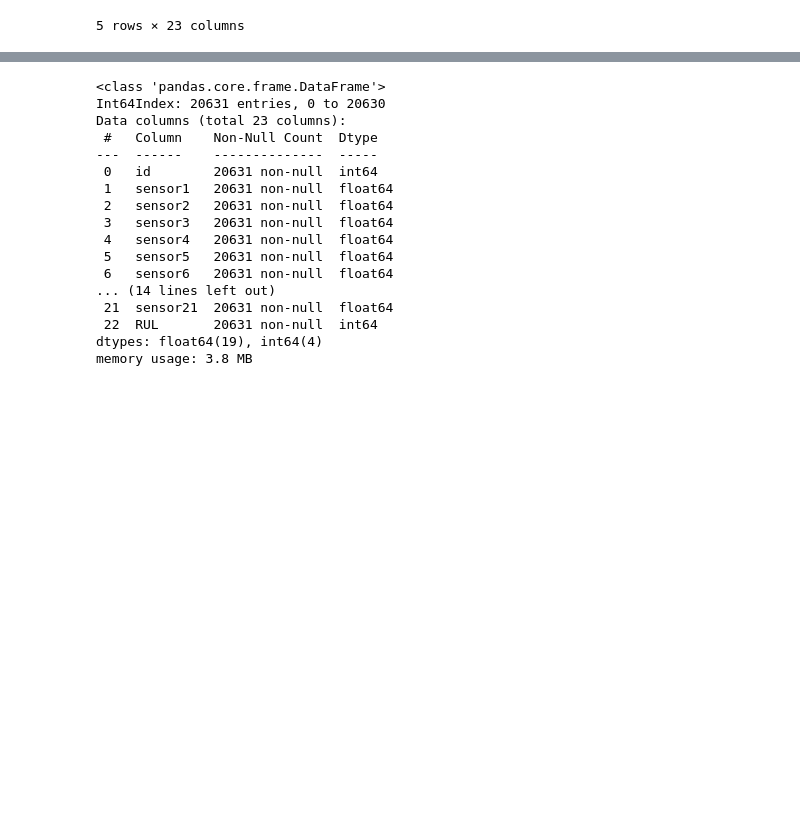
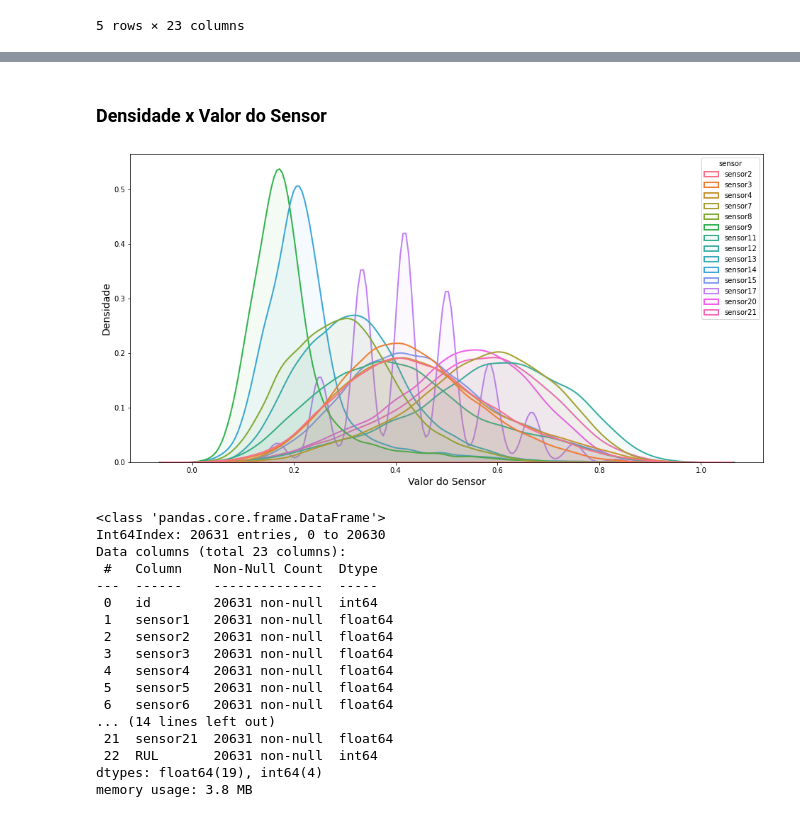
Before and after one commit to lucas-fpaiva/estatistica_pes, a Jupyter notebook: exploratory-m1.ipynb, the cells around one changed output, grey strips where cells are left out. Saved outputs shown, nothing was run; the diff lists cells and outputs as text; code cells hidden in the pictures; blank space fills up the shorter version.

```diff
--- a/exploratory-m1.ipynb
+++ b/exploratory-m1.ipynb
@@ -65,3 +67,36 @@ def corr_clean (data):
             data = data.drop([col], axis=1)
     data = data.corr()
     return data
+# %%
+def norm_func(x):
+    min_max_scaler = preprocessing.MinMaxScaler()
+    x_scaled = min_max_scaler.fit_transform(x)
+    return x_scaled
+
+def new_data_func(train_data,norm=False):
+    columns = train_data.columns
+    new_data = train_data[["id",'RUL']]
+    new_data.loc[:,'sensor']=[columns[1]]*train_data.shape[0]
+#     print(train_data[columns[5]].values)
+    if norm == True:
+        new_data.loc[:, 'sensor_value'] = norm_func(train_data[columns[1]].values.reshape(-1, 1))
+
+    else:
+        new_data.loc[:,'sensor_value']= train_data[columns[1]]
+
+#     print(np.min(new_data['sensor_value']),np.max(new_data['sensor_value']))
+
+
+
+    for column in columns[1:-1]:
+        temp_data = train_data[["id",'RUL']]
+        temp_data.loc[:,'sensor']=[column]*train_data.shape[0];
+        if norm == True:
+            temp_data.loc[:, 'sensor_value']=norm_func(train_data[column].values.reshape(-1, 1));
+        else:
+            temp_data.loc[:,'sensor_value']=train_data[column];
+
+#         print(np.min(temp_data['sensor_value']),np.max(temp_data['sensor_value']))
+        new_data = pd.concat([new_data,temp_data],ignore_index=True)
+
+    return new_data
@@ -79,3 +157,14 @@ train_data.head()
+# %% [markdown]
+### Densidade x Valor do Sensor
+# %%
+novar_col = ["sensor1","sensor5", "sensor6","sensor10","sensor16", "sensor18","sensor19"]
+fig, axes = plt.subplots(1, 1,figsize = (16,8));
+sns.kdeplot(ax=axes, data=new_data[~new_data.sensor.isin(novar_col)], x="sensor_value", hue="sensor",
+            warn_singular=False, fill=True, alpha=0.05, linewidth=2);
+axes.set_xlabel("Valor do Sensor", fontsize=14);
+axes.set_ylabel("Densidade", fontsize=14);
+# %% [output]
+[figure, added]
 # %%
 train_data.info()
 # %% [output]
```
Also changed, not shown: parts of 5 cells of this notebook.
